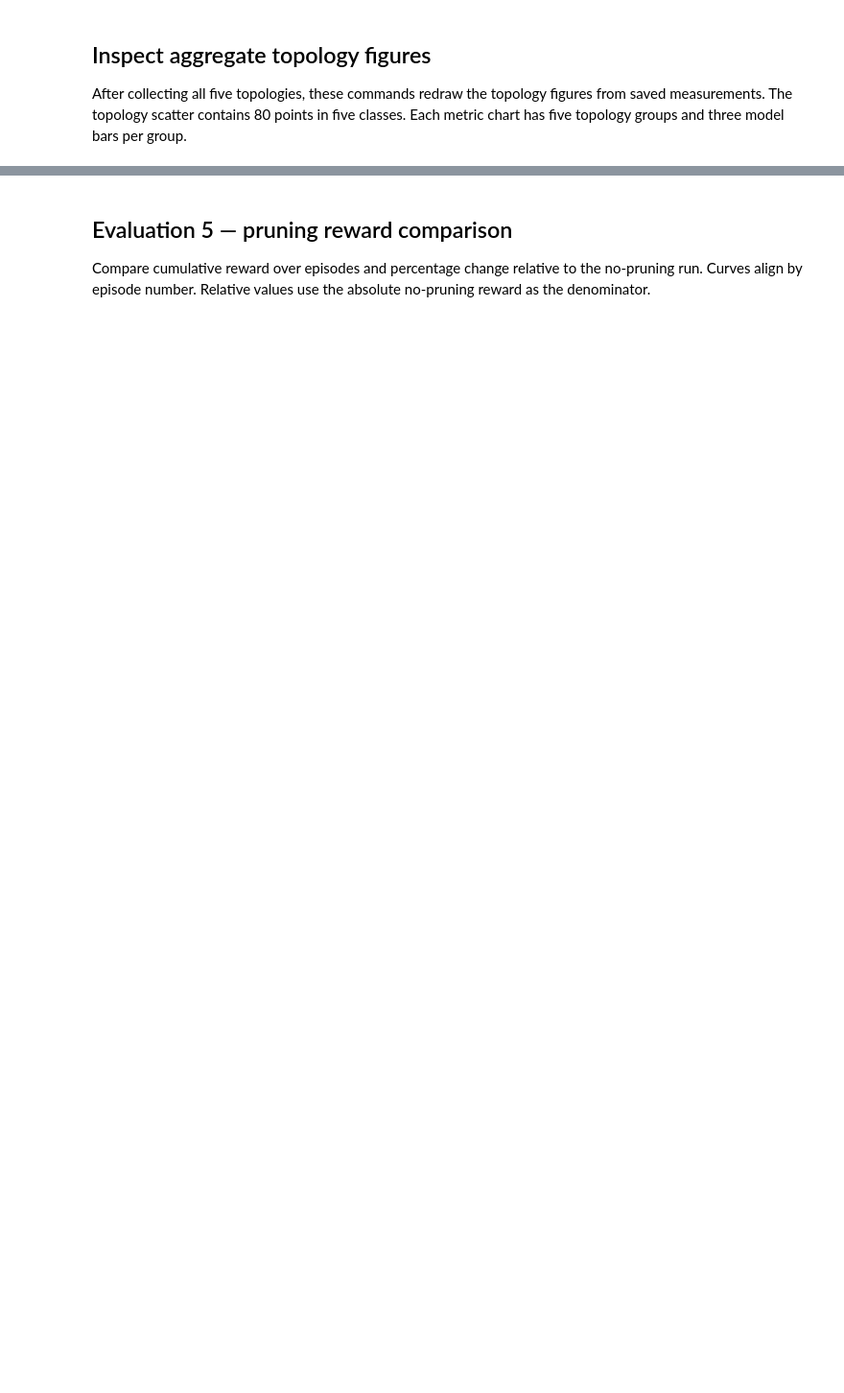
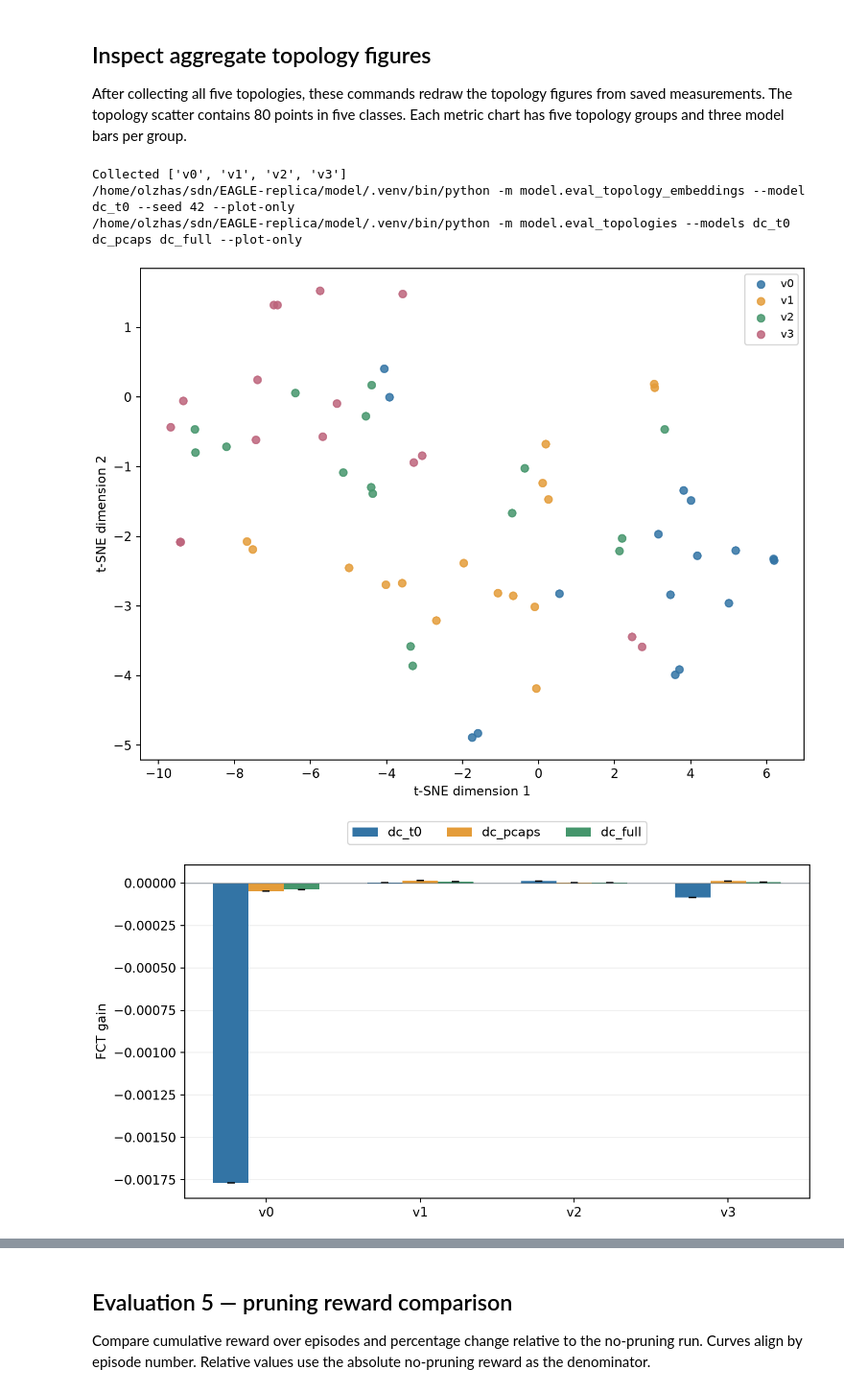
Before and after one commit to Olzhassss/EAGLE-replica, a Jupyter notebook: pipeline.ipynb, the cells around one changed output, grey strips where cells are left out. Shown at 96% size. Cells and saved outputs as stored; diff of their text form; code cells hidden in the pictures; blank space fills up the shorter version.

Commit message:
final pipeline, eval remove v4

```diff
--- a/pipeline.ipynb
+++ b/pipeline.ipynb
@@ -582,21 +601,27 @@ After collecting all five topologies, these commands redraw the topology figures
 # %%
 collected = [
     topology
-    for topology in (f"v{i}" for i in range(5))
+    for topology in (f"v{i}" for i in range(4))
     if (ROOT / f"eval/topologies_{topology}.json").exists()
     and (ROOT / f"eval/topology_embeddings_{topology}.json").exists()
 ]
 print("Collected", collected)
-if len(collected) == 5:
+if len(collected) == 4:
     run(
         "model.eval_topology_embeddings",
         "--model",
         MODELS[0],
         "--seed",
         SEED,
         "--plot-only",
     )
     run("model.eval_topologies", "--models", *MODELS, "--plot-only")
     show_png("eval/topology_embeddings.png")
     for metric in ("fct_gain", "power_saving", "efficiency"):
         show_png(f"eval/topologies_{metric}.png")
+# %% [output]
+Collected ['v0', 'v1', 'v2', 'v3']
+/home/olzhas/sdn/EAGLE-replica/model/.venv/bin/python -m model.eval_topology_embeddings --model dc_t0 --seed 42 --plot-only
+/home/olzhas/sdn/EAGLE-replica/model/.venv/bin/python -m model.eval_topologies --models dc_t0 dc_pcaps dc_full --plot-only
+[figure, added]
+[figure, added]
```
Also changed, not shown: parts of 6 cells of this notebook, 1 other file.
